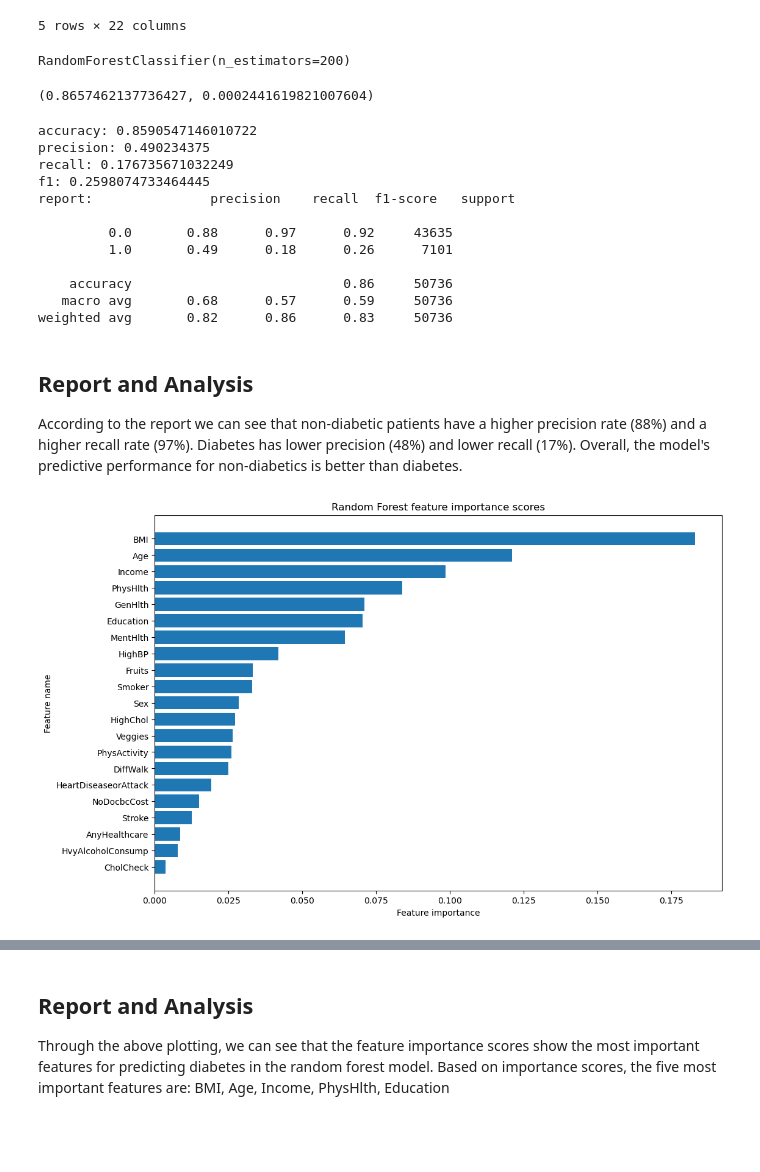
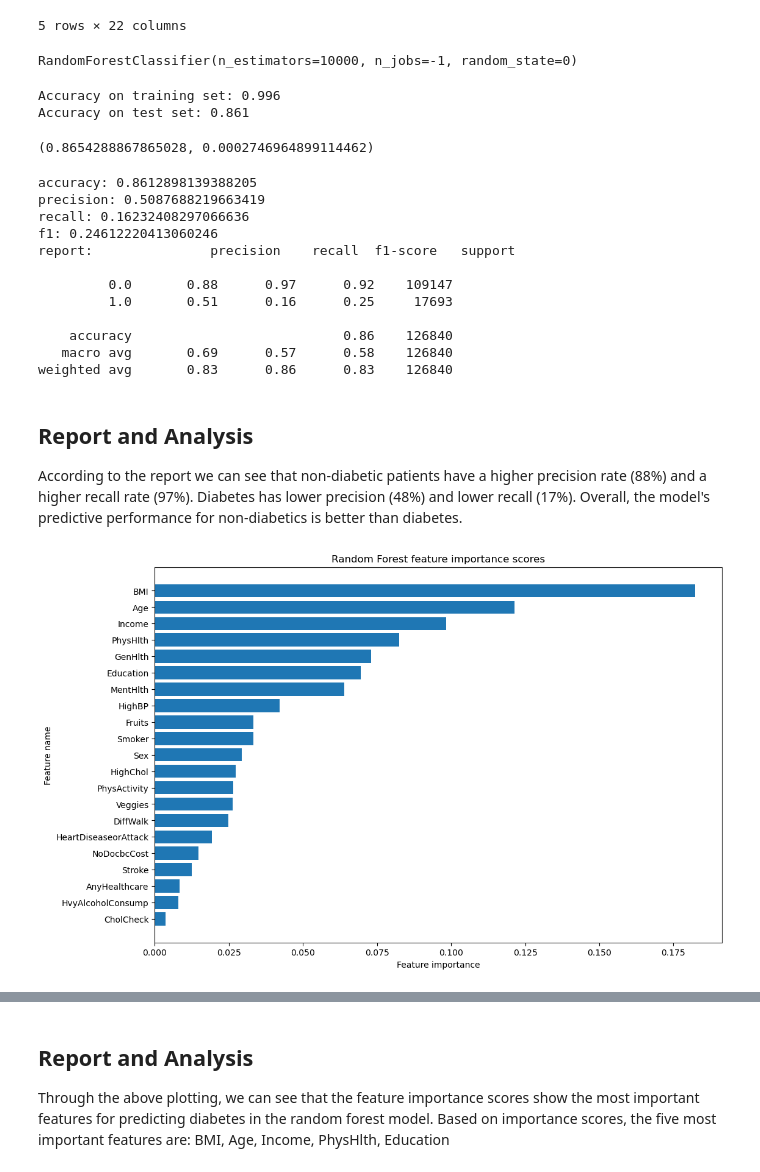
Before and after one commit to jonathantlu/ecs171-group17, a Jupyter notebook: RandomForest.ipynb, the cells around one changed output, grey strips where cells are left out. Saved outputs shown, nothing was run; the diff lists cells and outputs as text; code cells hidden in the pictures; blank space fills up the shorter version.

```diff
--- a/RandomForest.ipynb
+++ b/RandomForest.ipynb
@@ -29,7 +29,7 @@ X = df.drop('Diabetes_binary', axis=1)
 y = df['Diabetes_binary']
 # %%
 # Train/test split
-train, test = train_test_split(df, test_size=0.2, random_state=21)
+train, test = train_test_split(df, test_size=0.5, random_state=21)
 X_train, y_train = train.drop(columns = ['Diabetes_binary']), train['Diabetes_binary']
 X_test, y_test = test.drop(columns = ['Diabetes_binary']), test['Diabetes_binary']
 assert X_train.shape[0] == len(y_train)
@@ -39,11 +39,17 @@ scaler = StandardScaler()
 X_train_scaled = scaler.fit_transform(X_train)
 X_test_scaled = scaler.transform(X_test)
 # %%
-# Fit random forest
-model = RandomForestClassifier(n_estimators = 200)
+# Fit random fores4
+model = RandomForestClassifier(n_estimators = 10000,random_state=0, n_jobs=-1)
 model.fit(X_train, y_train)
 # %% [output]
-RandomForestClassifier(n_estimators=200)
+RandomForestClassifier(n_estimators=10000, n_jobs=-1, random_state=0)
+# %%
+print("Accuracy on training set: {:.3f}".format(model.score(X_train, y_train)))
+print("Accuracy on test set: {:.3f}".format(model.score(X_test, y_test)))
+# %% [output]
+Accuracy on training set: 0.996
+Accuracy on test set: 0.861
 # %%
 # Define the model with adjusted parameters
 from sklearn.model_selection import cross_val_score
@@ -55,7 +61,7 @@ cv_scores = cross_val_score(adjusted, X_train_scaled, y_train, cv=5)
 
 cv_scores.mean(), cv_scores.std()
 # %% [output]
-(0.8657462137736427, 0.0002441619821007604)
+(0.8654288867865028, 0.0002746964899114462)
 # %%
 from sklearn.metrics import accuracy_score
 from sklearn.metrics import precision_score
@@ -78,41 +84,41 @@ print(f"recall: {rec_score}")
 print(f"f1: {f1}")
 print(f"report: {report}")
 # %% [output]
-accuracy: 0.8590547146010722
-precision: 0.490234375
-recall: 0.176735671032249
-f1: 0.2598074733464445
+accuracy: 0.8612898139388205
+precision: 0.5087688219663419
+recall: 0.16232408297066636
+f1: 0.24612220413060246
 report:               precision    recall  f1-score   support
 
-         0.0       0.88      0.97      0.92     43635
-         1.0       0.49      0.18      0.26      7101
+         0.0       0.88      0.97      0.92    109147
+         1.0       0.51      0.16      0.25     17693
 
-    accuracy                           0.86     50736
-   macro avg       0.68      0.57      0.59     50736
-weighted avg       0.82      0.86      0.83     50736
+    accuracy                           0.86    126840
+   macro avg       0.69      0.57      0.58    126840
+weighted avg       0.83      0.86      0.83    126840
 # %% [markdown]
 ## Report and Analysis
 According to the report we can see that non-diabetic patients have a higher precision rate (88%) and a higher recall rate (97%). Diabetes has lower precision (48%) and lower recall (17%). Overall, the model's predictive performance for non-diabetics is better than diabetes.
 # %%
 # Random Forest feature importance scores
 feature_importances = pd.Series(model.feature_importances_, index=X_train.columns)
 
 # Create a DataFrame to hold feature names and their importance scores
-importances = pd.DataFrame({'Feature': features, 'Importance': feature_importances})
+importances = pd.DataFrame({'Feature': X_train.columns, 'Importance': feature_importances})
 
 # Sort the DataFrame by importance in descending order
 importances = importances.sort_values(by='Importance', ascending=False)
 
 # Plotting
 plt.figure(figsize=(12, 8))
 plt.barh(importances['Feature'], importances['Importance'])
 plt.gca().invert_yaxis()
 plt.xlabel('Feature importance')
 plt.ylabel('Feature name')
 plt.title('Random Forest feature importance scores')
 plt.show()
 # %% [output]
-[figure, old version]
+[figure, new version]
 # %%
 # Rounding the importance scores to four decimal places
 importances_rounded = importances.copy()
```
Also changed, not shown: parts of 1 cell of this notebook.
